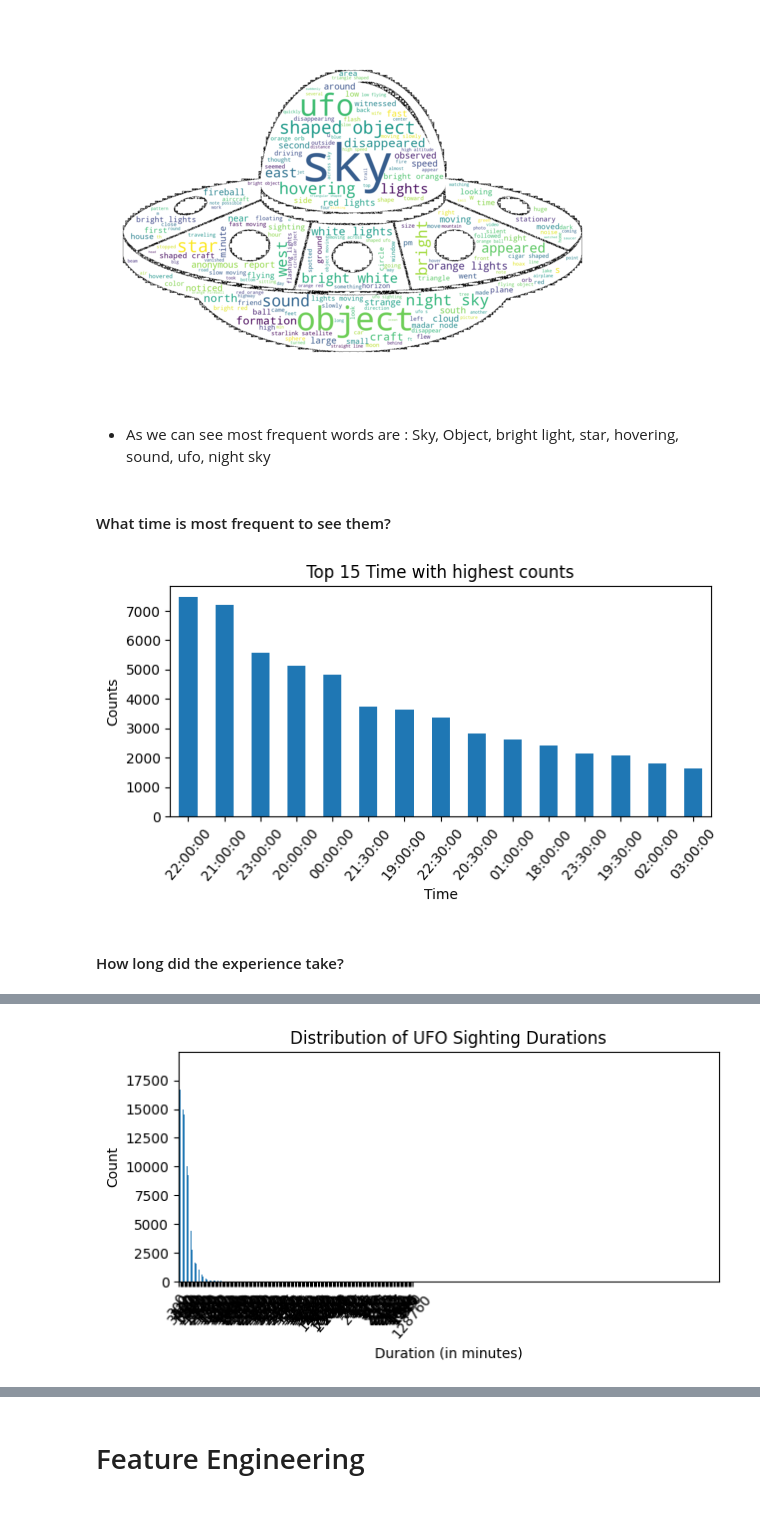
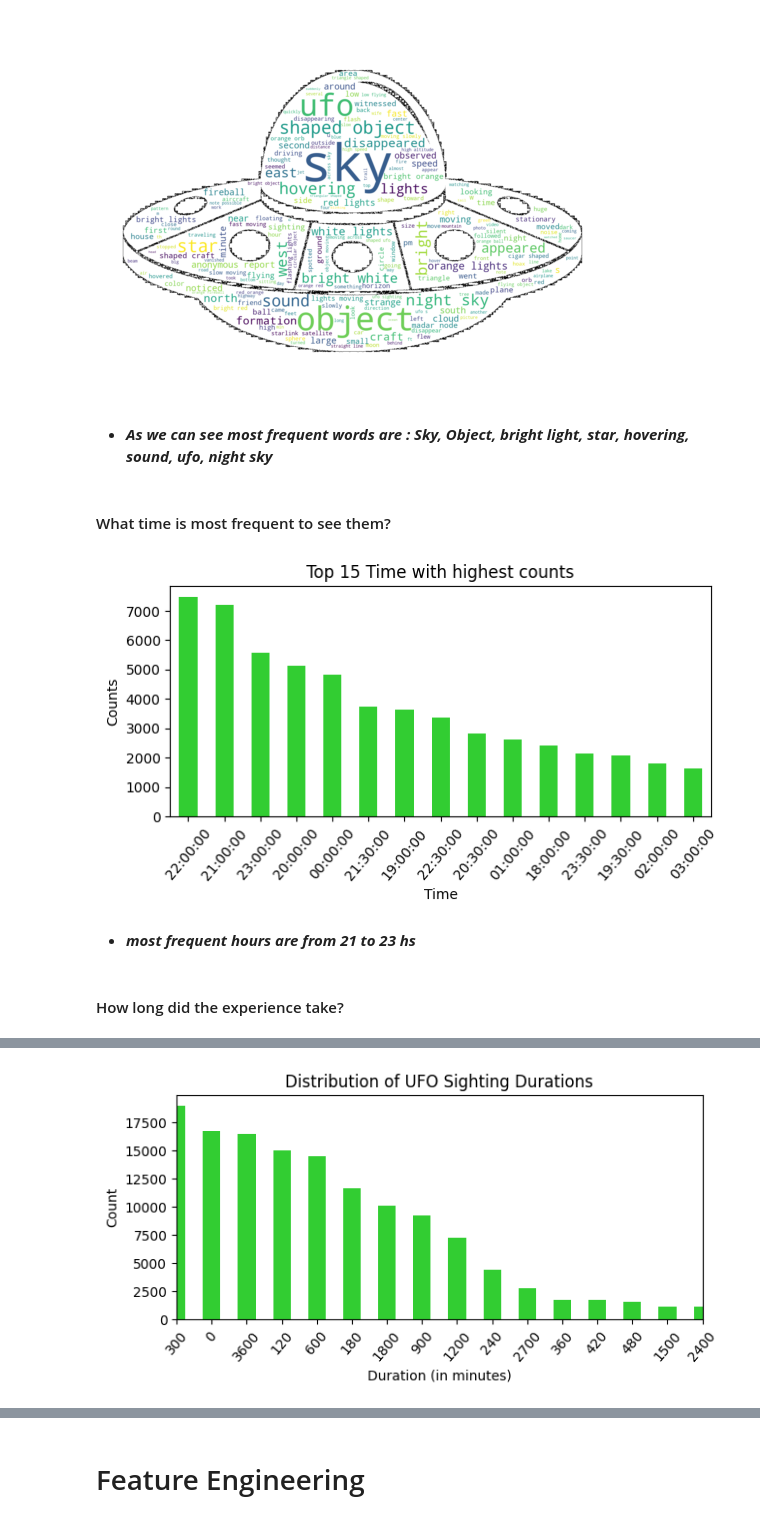
Before and after one commit to ortizfram/UFO-reports-analysis, a Jupyter notebook: UFO-reports.ipynb, the cells around one changed output, grey strips where cells are left out. Saved outputs shown, nothing was run; the diff lists cells and outputs as text; code cells hidden in the pictures.

```diff
--- a/UFO-reports.ipynb
+++ b/UFO-reports.ipynb
@@ -243,14 +244,14 @@ plt.show()
 # %% [output]
 [figure]
 # %% [markdown]
-- As we can see most frequent words are :
-        Sky, Object, bright light, star, hovering, sound, ufo, night sky
+- ***As we can see most frequent words are :***
+        ***Sky, Object, bright light, star, hovering, sound, ufo, night sky***
 # %% [markdown]
 #### What time is most frequent to see them?
 # %%
 top_15_times = df_clean['Time'].value_counts().sort_values(ascending=False).head(15)
 # %%
-top_15_times.plot(kind='bar',figsize=(7, 3))
+top_15_times.plot(kind='bar',figsize=(7, 3),color='limegreen')
 
 plt.xlabel('Time')
 plt.ylabel('Counts')
@@ -259,7 +260,9 @@ plt.xticks(rotation=50)
 
 plt.show()
 # %% [output]
-[figure, old version]
+[figure, new version]
+# %% [markdown]
+- ***most frequent hours are from 21 to 23 hs***
 # %% [markdown]
 #### How long did the experience take?
 # %%
@@ -274,18 +277,19 @@ df.head()
 # %%
 #Count the occurrences of each value in the Duration column
 value_counts = sorted_duration['Duration'].value_counts()
 
 #Create the violin plot
-value_counts.plot(kind='bar',figsize=(7, 3))
-plt.xlim(0, 400)
+value_counts.plot(kind='bar',figsize=(7, 3),
+                 color='limegreen')
+plt.xlim(0, 15)
 
 #Add a title and axis labels
 plt.title("Distribution of UFO Sighting Durations")
 plt.xlabel("Duration (in minutes)")
 plt.ylabel("Count")
 plt.xticks(rotation=50)
 
 #Show the plot
 plt.show()
 # %% [output]
-[figure, old version]
+[figure, new version]
```
Also changed, not shown: parts of 4 cells of this notebook.
